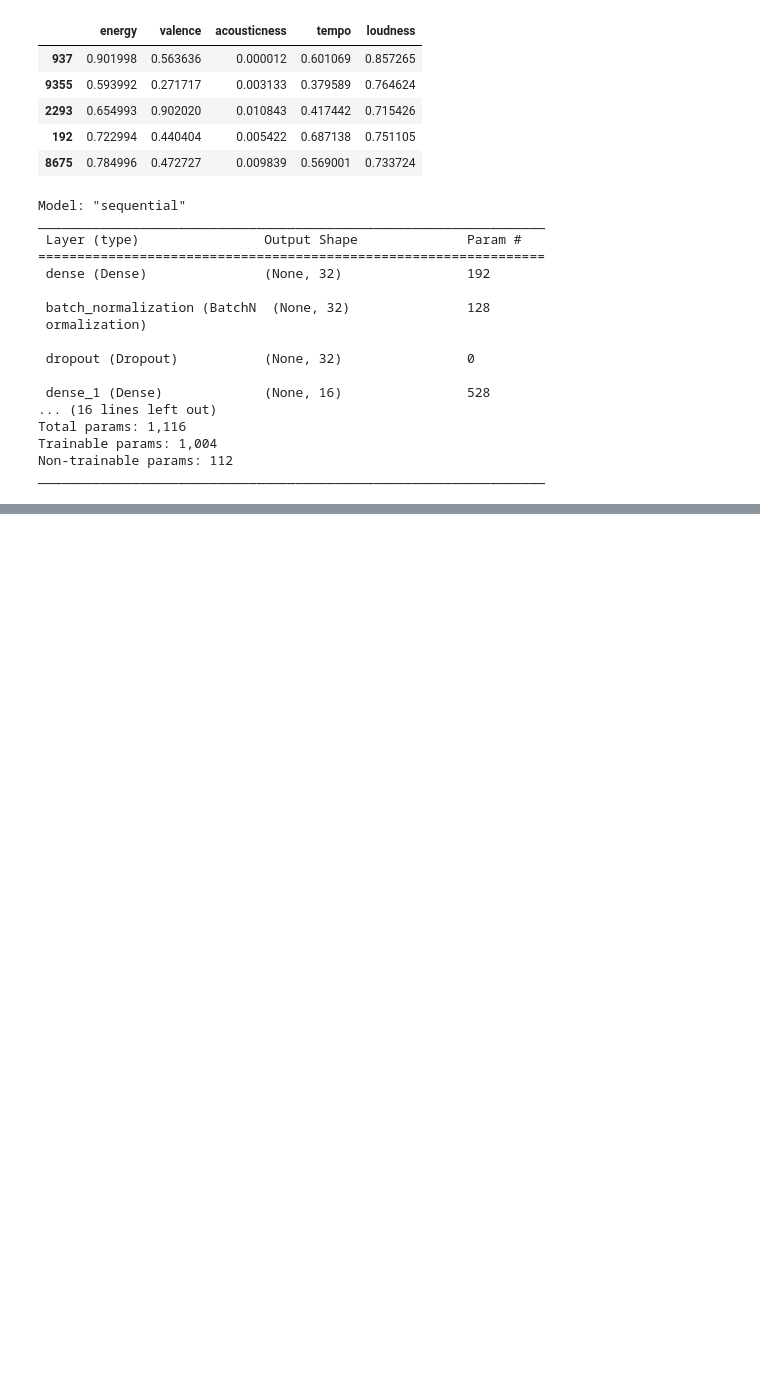
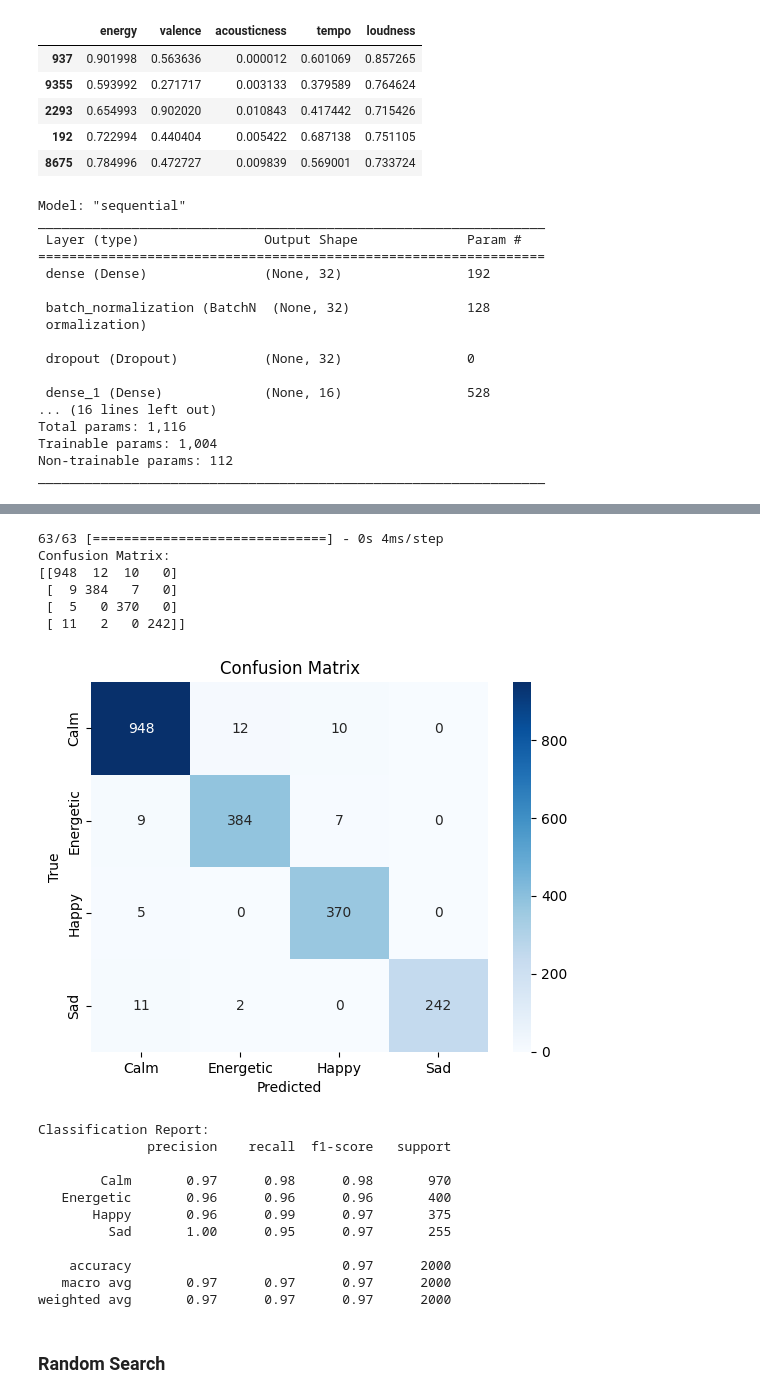
Before and after one commit to RafidUl-Karim/Moodify, a Jupyter notebook: Notebooks/Neural Network.ipynb, the cells around one changed output, grey strips where cells are left out. Drawn from its saved outputs; the diff is of its cells as text; code cells hidden in the pictures; blank space fills up the shorter version.

```diff
--- a/Notebooks/Neural Network.ipynb
+++ b/Notebooks/Neural Network.ipynb
@@ -309,0 +384,44 @@ exp.as_pyplot_figure()
+# %%
+from sklearn.metrics import confusion_matrix, classification_report
+import seaborn as sns
+
+predictions = best_model.predict(X_test)
+
+if predictions.ndim == 2:
+    predicted_classes = np.argmax(predictions, axis=1)
+else:
+    predicted_classes = predictions
+
+cm = confusion_matrix(Y_test, predicted_classes)
+print("Confusion Matrix:")
+print(cm)
+
+sns.heatmap(cm, annot=True, fmt="d", cmap="Blues", xticklabels=encoder.classes_, yticklabels=encoder.classes_)
+plt.xlabel('Predicted')
+plt.ylabel('True')
+plt.title('Confusion Matrix')
+plt.show()
+
+print("\nClassification Report:")
+print(classification_report(Y_test, predicted_classes, target_names=encoder.classes_))
+# %% [output]
+63/63 [==============================] - 0s 4ms/step
+Confusion Matrix:
+[[948  12  10   0]
+ [  9 384   7   0]
+ [  5   0 370   0]
+ [ 11   2   0 242]]
+[figure, added]
+Classification Report:
+              precision    recall  f1-score   support
+
+        Calm       0.97      0.98      0.98       970
+   Energetic       0.96      0.96      0.96       400
+       Happy       0.96      0.99      0.97       375
+         Sad       1.00      0.95      0.97       255
+
+    accuracy                           0.97      2000
+   macro avg       0.97      0.97      0.97      2000
+weighted avg       0.97      0.97      0.97      2000
+# %% [markdown]
+### Random Search
```
Also changed, not shown: parts of 20 cells of this notebook.
